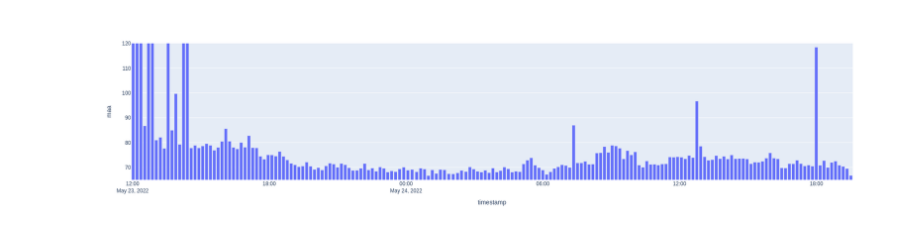
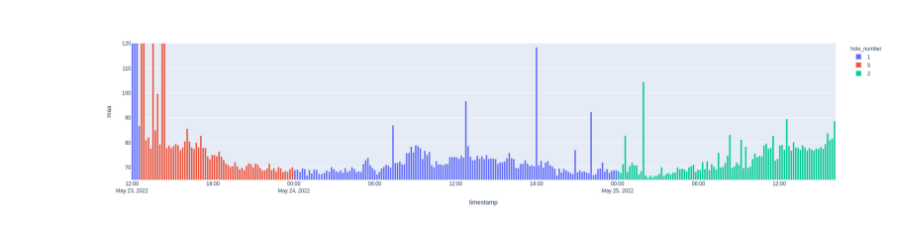
Before and after one commit to aubreymoore/treevibes, a Jupyter notebook: code/Experiment GPEPP.ipynb, the cells around one changed output. Saved outputs shown, nothing was run; the diff lists cells and outputs as text; code cells hidden in the pictures.

Commit message:
updated gpepp.ipynb

```diff
--- a/code/Experiment GPEPP.ipynb
+++ b/code/Experiment GPEPP.ipynb
@@ -21,6 +21,6 @@ Wall time: 1min 1s
 0
 # %%
 # Get a list of wavpaths
-wavpathlist = sorted(glob.glob('good-vibrations/data/gpepp/*.wav'))
+wavpathlist = sorted(glob.glob('good-vibrations/data/gpepp/2022*.wav'))
 len(wavpathlist)
 # %% [output]
@@ -27,0 +28,3 @@ len(wavpathlist)
+# %%
+df_actions = pd.read_csv('good-vibrations/data/gpepp/actions.csv')
+df_actions
@@ -43,5 +52,10 @@ mylist = []
 for i, wavpath in enumerate(wavpathlist):
     mylist.append({'timestamp': get_timestamp(wavpath), 'maa': maa(wavpath)})
 df = pd.DataFrame(mylist)
+
+df['hole_number'] = '0'
+for i, r in df_actions.iterrows():
+    df.loc[df['timestamp']>r.timestamp, 'hole_number'] = r.to_hole
+
 df
 # %% [output]
@@ -65,12 +79,16 @@ Wall time: 102 ms
 # df.drop(index=0, inplace=True)
 # %%
 # plot maa vs timestamp
-fig1 = df.plot.bar(x='timestamp', y='maa')
+fig1 = df.plot.bar(x='timestamp', y='maa', color='hole_number')
 fig1.update_layout(yaxis_range=[65, 120])
 # fig1.add_hline(y=df.iloc[0].maa) # add a horizontal line at the value of maa for the recording prior to introduction of the grub
+
+# for timestamp in ['2022-05-24T00:00', '2022-05-25T00:00']:
+#     fig1.add_vline(x=timestamp, line_color='red')
+
 fig1.show()
 # %% [output]
-[figure, old version]
+[figure, new version]
 # %%
 # Garbage collection: Delete local repo
 shutil.rmtree('good-vibrations', ignore_errors=True)
```
Also changed, not shown: parts of 4 cells of this notebook.
